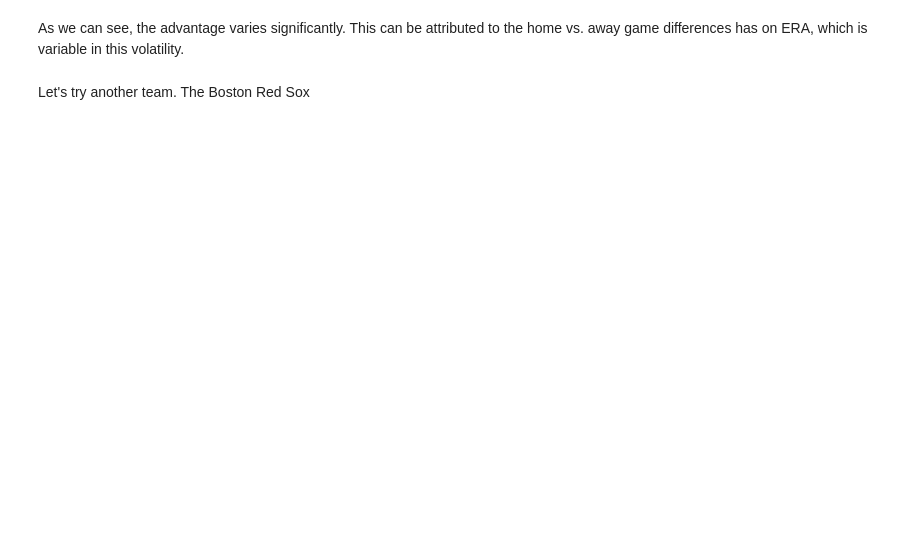
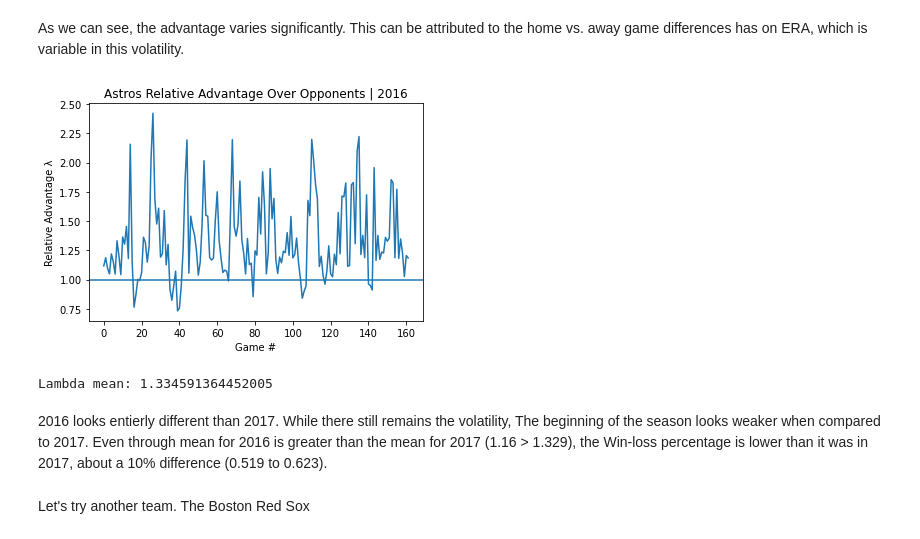
Before and after one commit to nicholas-greger/astros-project, a Jupyter notebook: Model/Bayesian Modeling.ipynb, the cells around one changed output. Drawn from its saved outputs; the diff is of its cells as text; code cells hidden in the pictures; blank space fills up the shorter version.

```diff
--- a/Model/Bayesian Modeling.ipynb
+++ b/Model/Bayesian Modeling.ipynb
@@ -414,5 +401,21 @@ plt.show()
 # %% [markdown]
 As we can see, the advantage varies significantly. This can be attributed to the home vs. away game differences has on ERA, which is variable in this volatility.
+# %%
+plt.plot(lambda_s_2016)
+plt.axhline(1)
+
+plt.xlabel("Game #")
+plt.ylabel("Relative Advantage λ")
+
+plt.title("Astros Relative Advantage Over Opponents | 2016")
+plt.show()
+
+print("Lambda mean:", statistics.mean(lambda_s_2016))
+# %% [output]
+[figure, added]
+Lambda mean: 1.334591364452005
+# %% [markdown]
+2016 looks entierly different than 2017. While there still remains the volatility, The beginning of the season looks weaker when compared to 2017. Even through mean for 2016 is greater than the mean for 2017 (1.16 > 1.329), the Win-loss percentage is lower than it was in 2017, about a 10% difference (0.519 to 0.623).
 # %% [markdown]
 Let's try another team. The Boston Red Sox
 # %%
```
Also changed, not shown: parts of 46 cells of this notebook.
